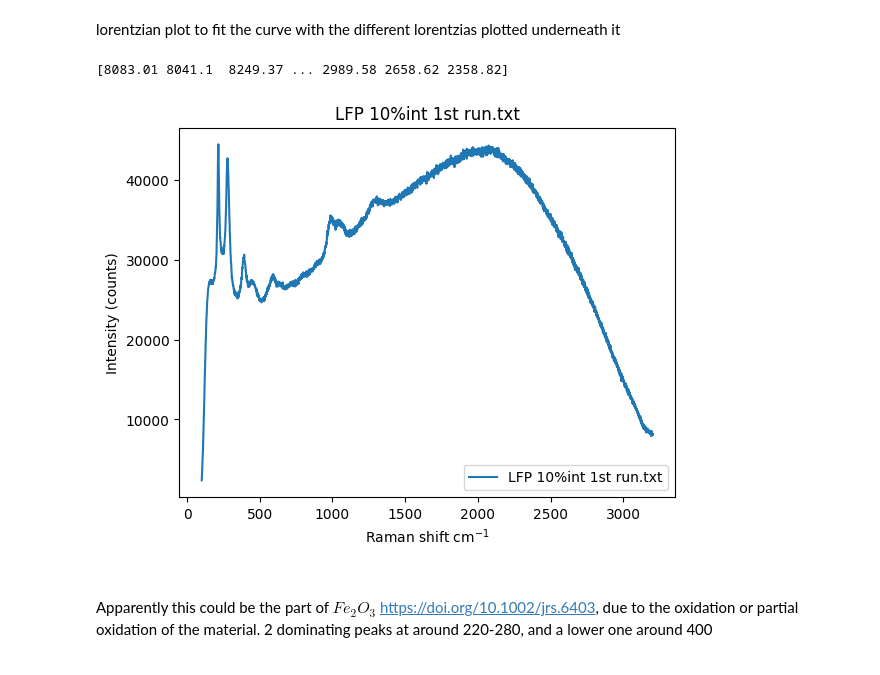
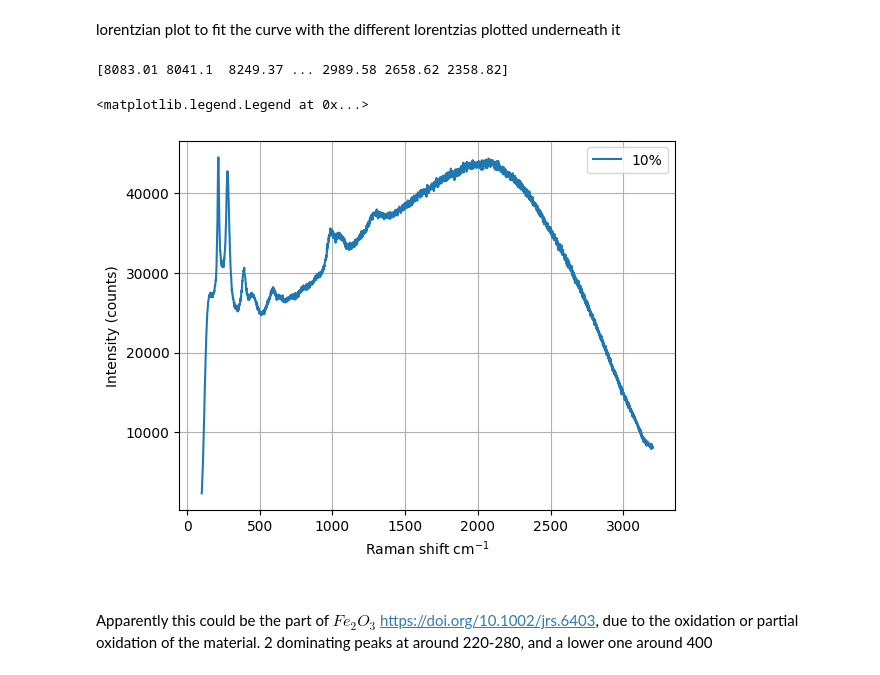
Before and after one commit to ergitooo/Dissertation, a Jupyter notebook: General Electrode and LFP.ipynb, the cells around one changed output. Saved outputs shown, nothing was run; the diff lists cells and outputs as text; code cells hidden in the pictures.

```diff
--- a/General Electrode and LFP.ipynb
+++ b/General Electrode and LFP.ipynb
@@ -167,12 +167,16 @@ high background, brehmstralung looking try and get rid of it. inelastic scatteri
 # %% [markdown]
 lorentzian plot to fit the curve with the different lorentzias plotted underneath it
 # %%
+plt.grid()
+
 graph_3 = plotting("LFP 10%int 1st run.txt",0,50)
+plt.title("")
+plt.legend(['10%'])
 #plt.xlim(0,500)
-plt.grid()
 # %% [output]
 [8083.01 8041.1  8249.37 ... 2989.58 2658.62 2358.82]
+<matplotlib.legend.Legend at 0x...>
-[figure, old version]
+[figure, new version]
 # %% [markdown]
 ####
 Apparently this could be the part of $Fe_2O_3$ https://doi.org/10.1002/jrs.6403, due to the oxidation or partial oxidation of the material.
```
Also changed, not shown: parts of 2 cells of this notebook, 2 other files.
